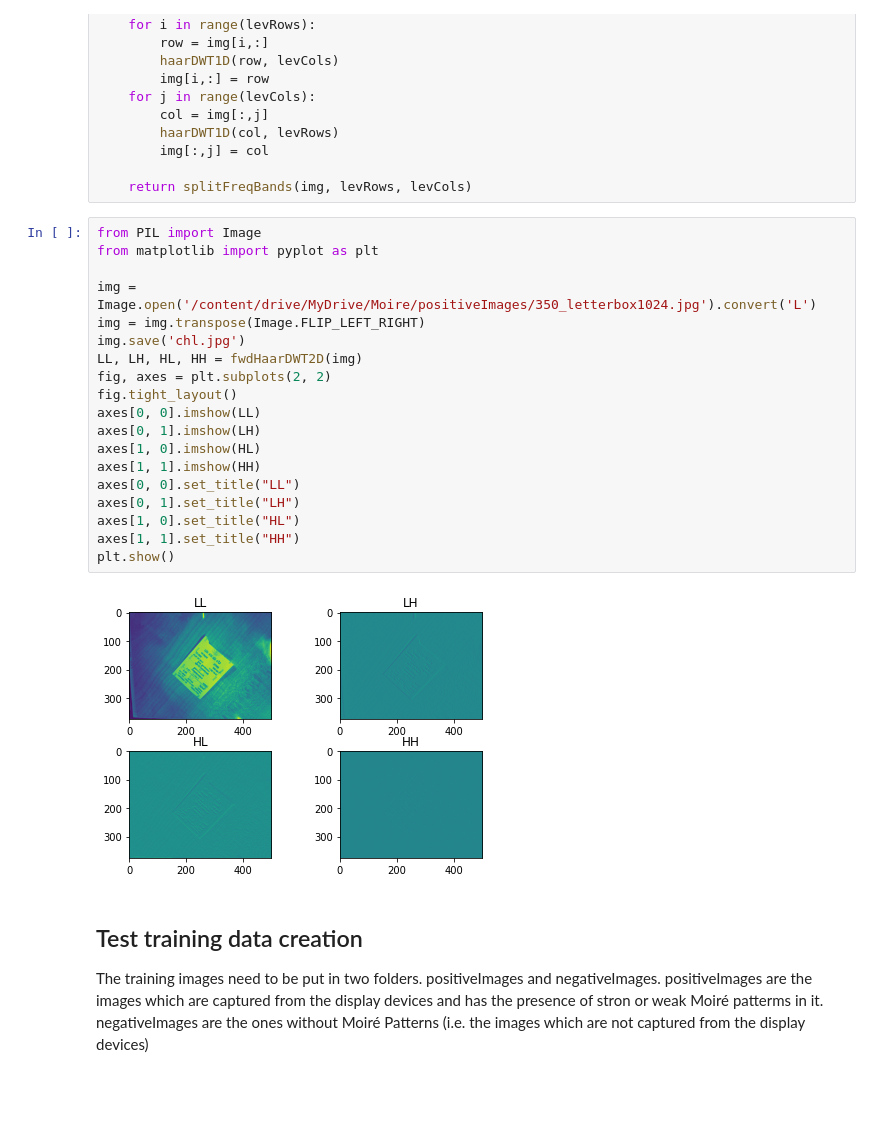
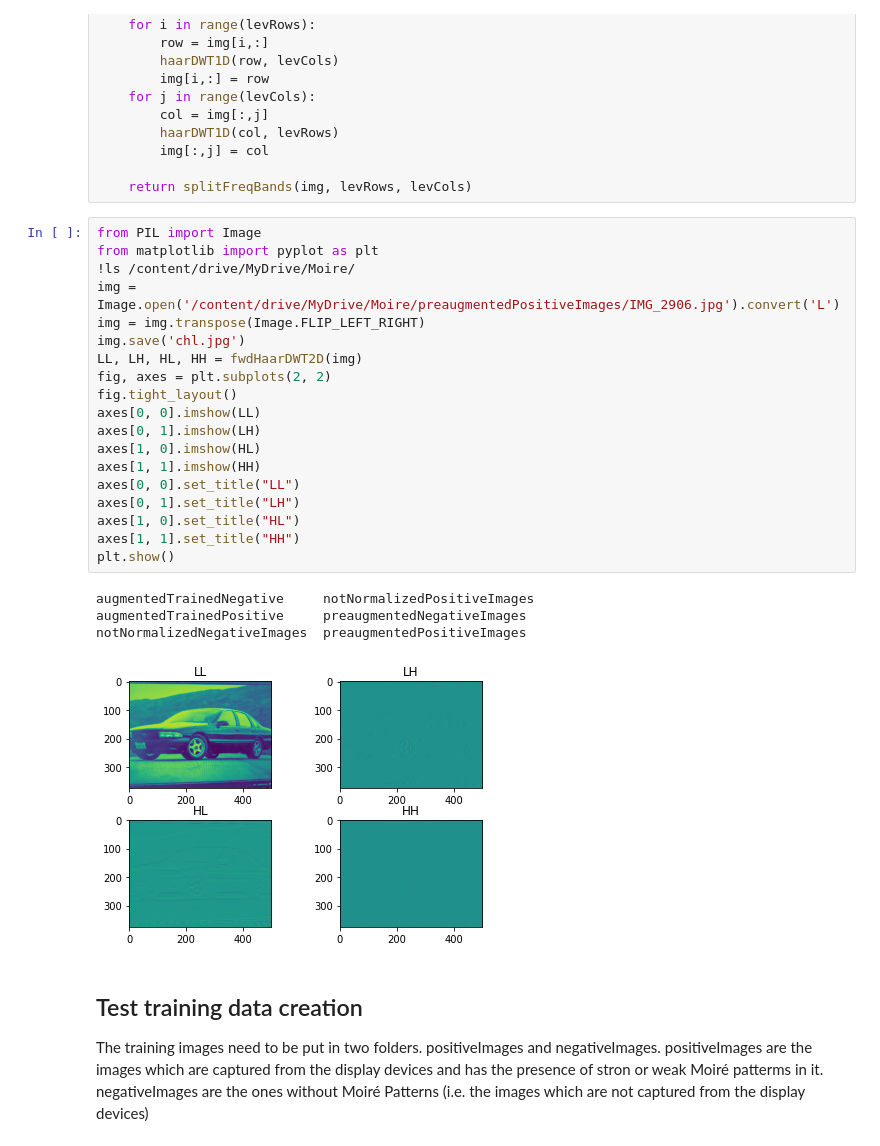
Before and after one commit to brianhumphreys/Moire-Detector, a Jupyter notebook: Copy_of_Playground_3.ipynb, the cells around one changed output. Saved outputs shown, nothing was run; the diff lists cells and outputs as text; blank space fills up the shorter version.

```diff
--- a/Copy_of_Playground_3.ipynb
+++ b/Copy_of_Playground_3.ipynb
@@ -187,24 +264,27 @@ def fwdHaarDWT2D(img):
 # %%
 from PIL import Image
 from matplotlib import pyplot as plt
-
-img = Image.open('/content/drive/MyDrive/Moire/positiveImages/350_letterbox1024.jpg').convert('L')
+!ls /content/drive/MyDrive/Moire/
+img = Image.open('/content/drive/MyDrive/Moire/preaugmentedPositiveImages/IMG_2906.jpg').convert('L')
 img = img.transpose(Image.FLIP_LEFT_RIGHT)
 img.save('chl.jpg')
 LL, LH, HL, HH = fwdHaarDWT2D(img)
 fig, axes = plt.subplots(2, 2)
 fig.tight_layout()
 axes[0, 0].imshow(LL)
 axes[0, 1].imshow(LH)
 axes[1, 0].imshow(HL)
 axes[1, 1].imshow(HH)
 axes[0, 0].set_title("LL")
 axes[0, 1].set_title("LH")
 axes[1, 0].set_title("HL")
 axes[1, 1].set_title("HH")
 plt.show()
 # %% [output]
+augmentedTrainedNegative     notNormalizedPositiveImages
+augmentedTrainedPositive     preaugmentedNegativeImages
+notNormalizedNegativeImages  preaugmentedPositiveImages
-[figure, old version]
+[figure, new version]
 # %% [markdown]
 ## Test training data creation
 The training images need to be put in two folders. positiveImages and negativeImages. positiveImages are the images which are captured from the display devices and has the presence of stron or weak Moiré patterms in it.
```
Also changed, not shown: parts of 5 cells of this notebook.
